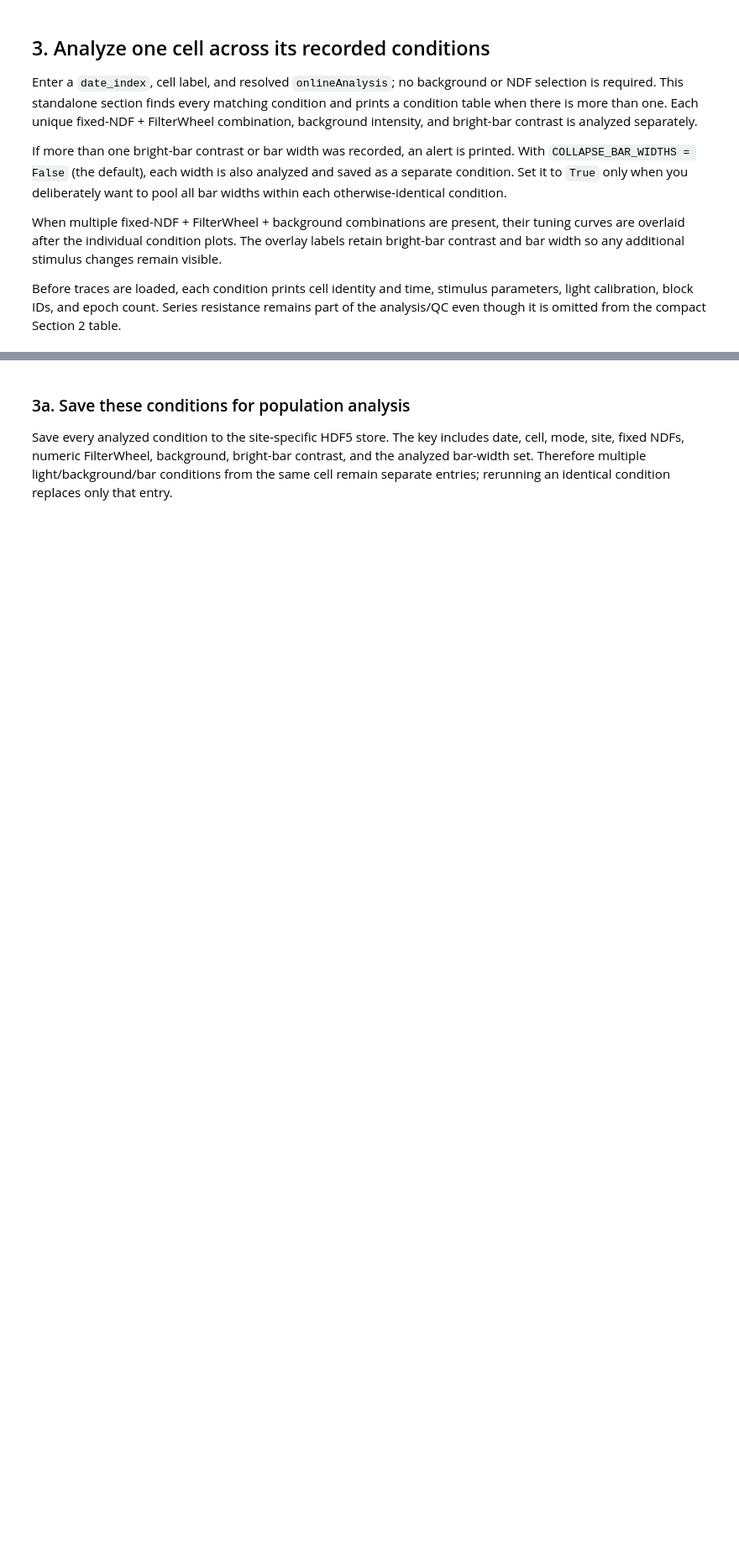
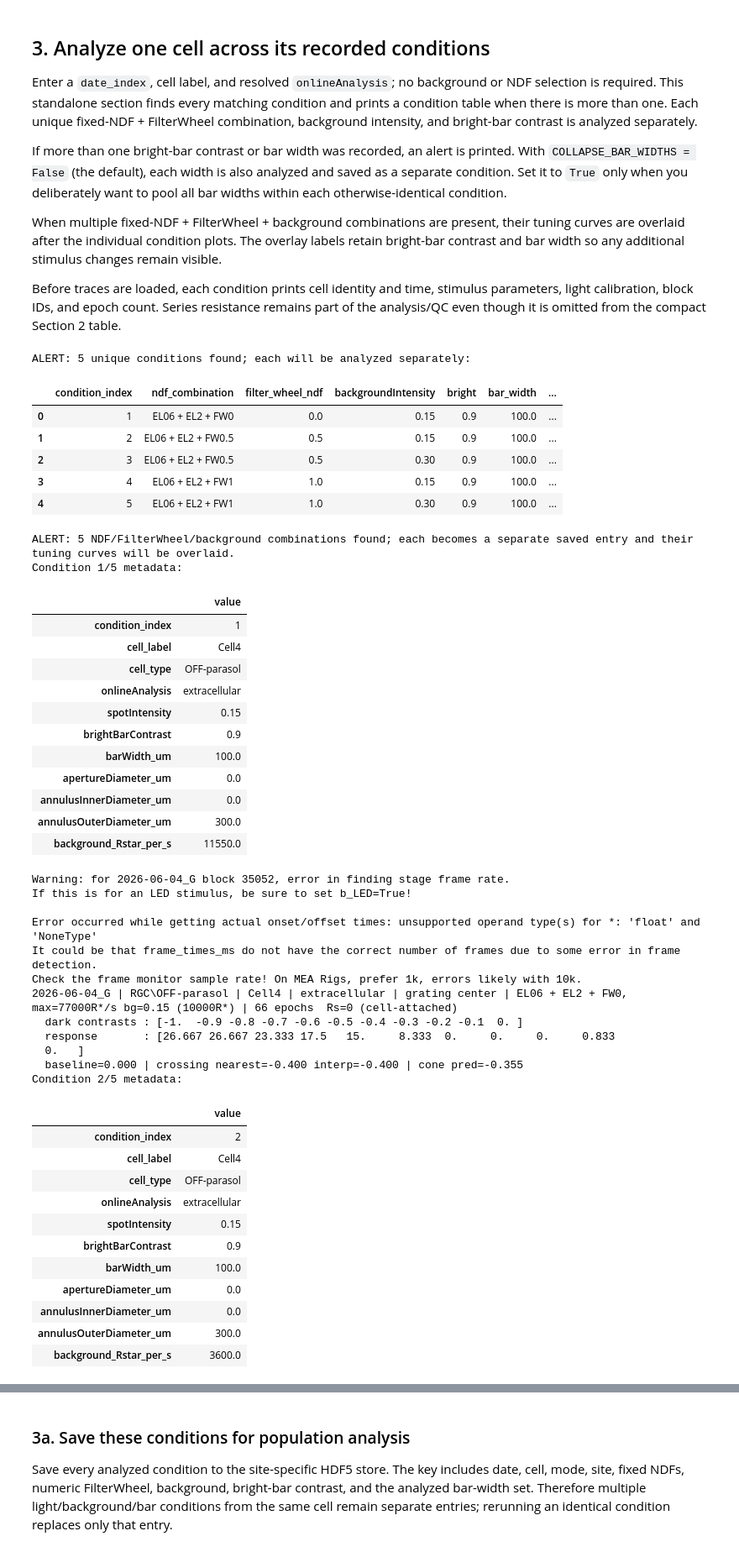
Before and after one commit to chrischen2/retinanalysis, a Jupyter notebook: SingCell_Notebooks/analyzeCenterGrating.ipynb, the cells around one changed output, grey strips where cells are left out. Shown at 84% size. Saved outputs shown, nothing was run; the diff lists cells and outputs as text; code cells hidden in the pictures; blank space fills up the shorter version.

```diff
--- a/SingCell_Notebooks/analyzeCenterGrating.ipynb
+++ b/SingCell_Notebooks/analyzeCenterGrating.ipynb
@@ -141,7 +175,7 @@ part of the analysis/QC even though it is omitted from the compact Section 2 tab
 # Standalone after the import cell; Section 2 is optional.
 DATE_INDEX = 27
 CELL_LABEL = 'Cell4'
-ONLINE_ANALYSIS = 'exc'  # 'extracellular', 'exc', or 'inh'
+ONLINE_ANALYSIS = 'extracellular'  # 'extracellular', 'exc', or 'inh'
 COLLAPSE_BAR_WIDTHS = False
 
 protocol_index = sc.find_blocks(sag.PROTOCOL, show=False)
@@ -225,30 +259,76 @@ for _, condition_row in condition_rows.iterrows():
         'apertureDiameter_um': condition_row.aperture,
         'annulusInnerDiameter_um': condition_row.annulus_inner,
         'annulusOuterDiameter_um': condition_row.annulus_outer,
         'background_Rstar_per_s': condition_row.rstar,
     }, name='value').to_frame()
     print(f'Condition {int(condition_row.condition_index)}/{len(condition_rows)} metadata:')
     display(metadata)
 
     condition_record = sag.analyze_group(
         EXP_NAME, condition_block_ids,
         online_analysis=ONLINE_ANALYSIS,
         max_series_resistance=MAX_SERIES_RESISTANCE,
         keep_raw=True)
     records.append(condition_record)
     condition_figures.append(sag.plot_group(condition_record))
 
 light_tuning_figure = None
 if len(light_conditions) > 1:
     overlay_labels = [
         (f'C{int(row.condition_index)}: NDF={row.ndf_combination}, '
          f'FW={row.filter_wheel_ndf}, background={row.backgroundIntensity}, '
          f'bright={row.bright}, width={row.bar_width} µm')
         for _, row in condition_rows.iterrows()
     ]
     print('Overlaying tuning curves across the recorded light conditions.')
     light_tuning_figure = sag.plot_tuning_overlay(
         records, labels=overlay_labels,
         title=f'{EXP_NAME} {CELL_LABEL}: tuning curves by light condition')
 
 print(f'Analyzed {len(records)} separate condition(s) for {EXP_NAME} {CELL_LABEL}.')
+# %% [output]
+ALERT: 5 unique conditions found; each will be analyzed separately:
+|  | condition_index | ndf_combination | filter_wheel_ndf | backgroundIntensity | bright | bar_width | ... |
+| 0 | 1 | EL06 + EL2 + FW0 | 0.0 | 0.15 | 0.9 | 100.0 | ... |
+| 1 | 2 | EL06 + EL2 + FW0.5 | 0.5 | 0.15 | 0.9 | 100.0 | ... |
+| 2 | 3 | EL06 + EL2 + FW0.5 | 0.5 | 0.30 | 0.9 | 100.0 | ... |
+| 3 | 4 | EL06 + EL2 + FW1 | 1.0 | 0.15 | 0.9 | 100.0 | ... |
+| 4 | 5 | EL06 + EL2 + FW1 | 1.0 | 0.30 | 0.9 | 100.0 | ... |
+ALERT: 5 NDF/FilterWheel/background combinations found; each becomes a separate saved entry and their tuning curves will be overlaid.
+Condition 1/5 metadata:
+|  | value |
+| condition_index | 1 |
+| cell_label | Cell4 |
+| cell_type | OFF-parasol |
+| onlineAnalysis | extracellular |
+| spotIntensity | 0.15 |
+| brightBarContrast | 0.9 |
+| barWidth_um | 100.0 |
+| apertureDiameter_um | 0.0 |
+| annulusInnerDiameter_um | 0.0 |
+| annulusOuterDiameter_um | 300.0 |
+| background_Rstar_per_s | 11550.0 |
+Warning: for 2026-06-04_G block 35052, error in finding stage frame rate.
+If this is for an LED stimulus, be sure to set b_LED=True!
+
+Error occurred while getting actual onset/offset times: unsupported operand type(s) for *: 'float' and 'NoneType'
+It could be that frame_times_ms do not have the correct number of frames due to some error in frame detection.
+Check the frame monitor sample rate! On MEA Rigs, prefer 1k, errors likely with 10k.
+2026-06-04_G | RGC\OFF-parasol | Cell4 | extracellular | grating center | EL06 + EL2 + FW0, max=77000R*/s bg=0.15 (10000R*) | 66 epochs  Rs=0 (cell-attached)
+  dark contrasts : [-1.  -0.9 -0.8 -0.7 -0.6 -0.5 -0.4 -0.3 -0.2 -0.1  0. ]
+  response       : [26.667 26.667 23.333 17.5   15.     8.333  0.     0.     0.     0.833
+  0.   ]
+  baseline=0.000 | crossing nearest=-0.400 interp=-0.400 | cone pred=-0.355
+Condition 2/5 metadata:
+|  | value |
+| condition_index | 2 |
+| cell_label | Cell4 |
+| cell_type | OFF-parasol |
+| onlineAnalysis | extracellular |
+| spotIntensity | 0.15 |
+| brightBarContrast | 0.9 |
+| barWidth_um | 100.0 |
+| apertureDiameter_um | 0.0 |
+| annulusInnerDiameter_um | 0.0 |
+| annulusOuterDiameter_um | 300.0 |
+| background_Rstar_per_s | 3600.0 |
```
Also changed, not shown: parts of 2 cells of this notebook.
